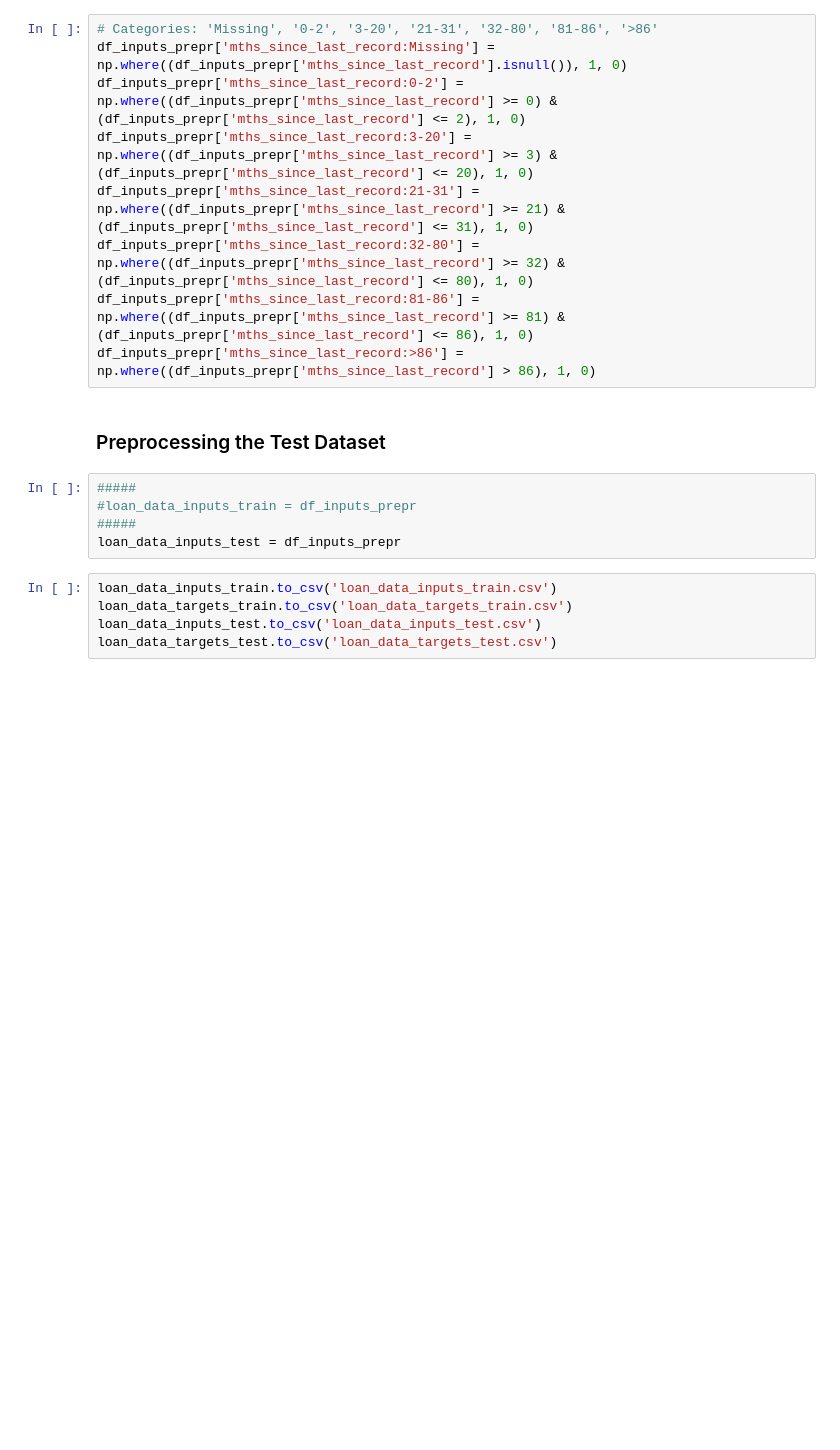
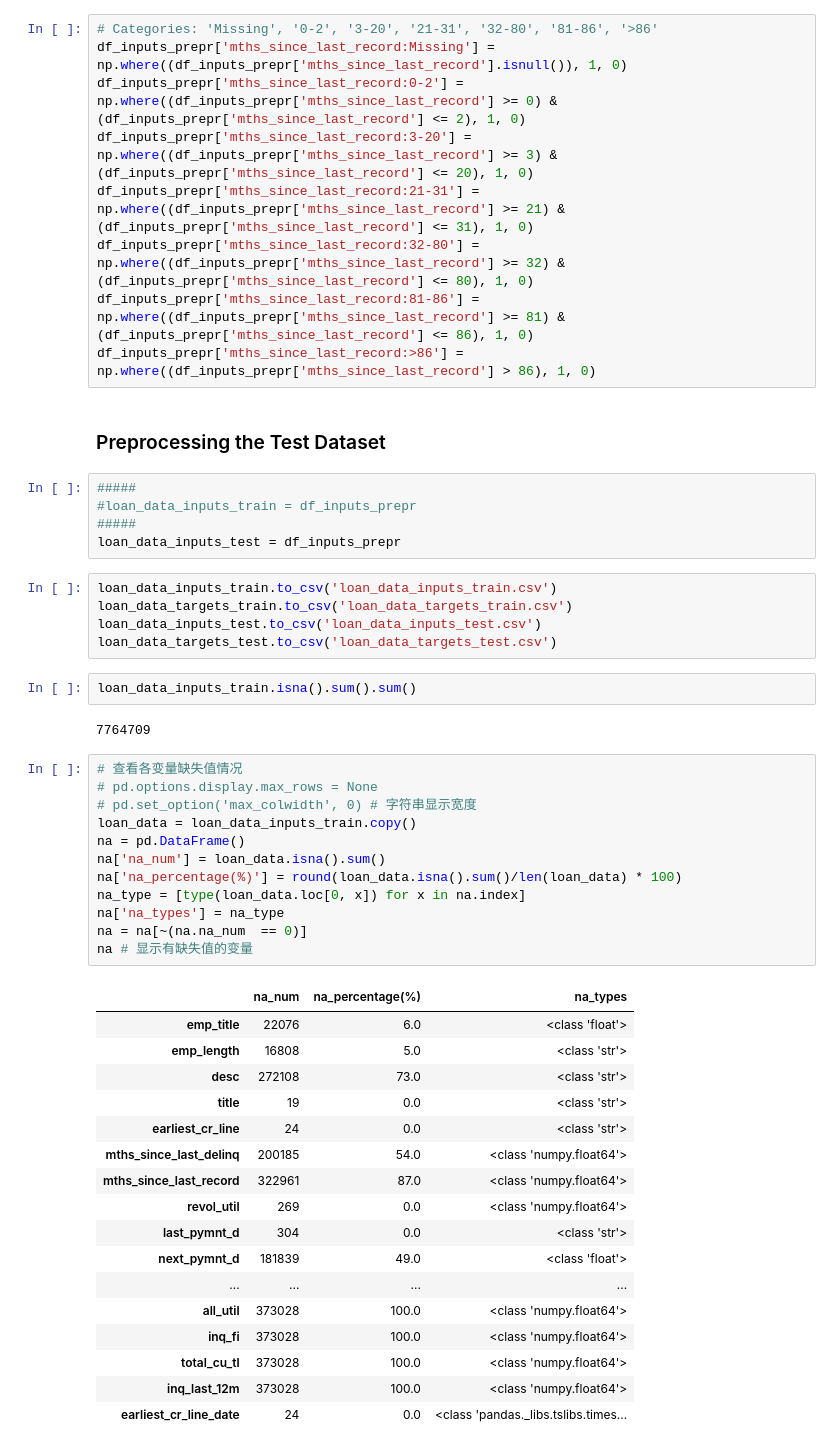
Before and after one commit to GoldenRaven/Lending_Club, a Jupyter notebook: code_my/CreditRiskModeling-Preparation-WithComments-1.ipynb, the cells around one changed output. Saved outputs shown, nothing was run; the diff lists cells and outputs as text; blank space fills up the shorter version.

```diff
--- a/code_my/CreditRiskModeling-Preparation-WithComments-1.ipynb
+++ b/code_my/CreditRiskModeling-Preparation-WithComments-1.ipynb
@@ -1982,3 +1998,37 @@ loan_data_inputs_train.to_csv('loan_data_inputs_train.csv')
 loan_data_targets_train.to_csv('loan_data_targets_train.csv')
 loan_data_inputs_test.to_csv('loan_data_inputs_test.csv')
 loan_data_targets_test.to_csv('loan_data_targets_test.csv')
+# %%
+loan_data_inputs_train.isna().sum().sum()
+# %% [output]
+7764709
+# %%
+# 查看各变量缺失值情况
+# pd.options.display.max_rows = None
+# pd.set_option('max_colwidth', 0) # 字符串显示宽度
+loan_data = loan_data_inputs_train.copy()
+na = pd.DataFrame()
+na['na_num'] = loan_data.isna().sum()
+na['na_percentage(%)'] = round(loan_data.isna().sum()/len(loan_data) * 100)
+na_type = [type(loan_data.loc[0, x]) for x in na.index]
+na['na_types'] = na_type
+na = na[~(na.na_num  == 0)]
+na # 显示有缺失值的变量
+# %% [output]
+|  | na_num | na_percentage(%) | na_types |
+| emp_title | 22076 | 6.0 | <class 'float'> |
+| emp_length | 16808 | 5.0 | <class 'str'> |
+| desc | 272108 | 73.0 | <class 'str'> |
+| title | 19 | 0.0 | <class 'str'> |
+| earliest_cr_line | 24 | 0.0 | <class 'str'> |
+| mths_since_last_delinq | 200185 | 54.0 | <class 'numpy.float64'> |
+| mths_since_last_record | 322961 | 87.0 | <class 'numpy.float64'> |
+| revol_util | 269 | 0.0 | <class 'numpy.float64'> |
+| last_pymnt_d | 304 | 0.0 | <class 'str'> |
+| next_pymnt_d | 181839 | 49.0 | <class 'float'> |
+| ... | ... | ... | ... |
+| all_util | 373028 | 100.0 | <class 'numpy.float64'> |
+| inq_fi | 373028 | 100.0 | <class 'numpy.float64'> |
+| total_cu_tl | 373028 | 100.0 | <class 'numpy.float64'> |
+| inq_last_12m | 373028 | 100.0 | <class 'numpy.float64'> |
+| earliest_cr_line_date | 24 | 0.0 | <class 'pandas._libs.tslibs.times... |
```
Also changed, not shown: parts of 36 cells of this notebook, 2 other files.
